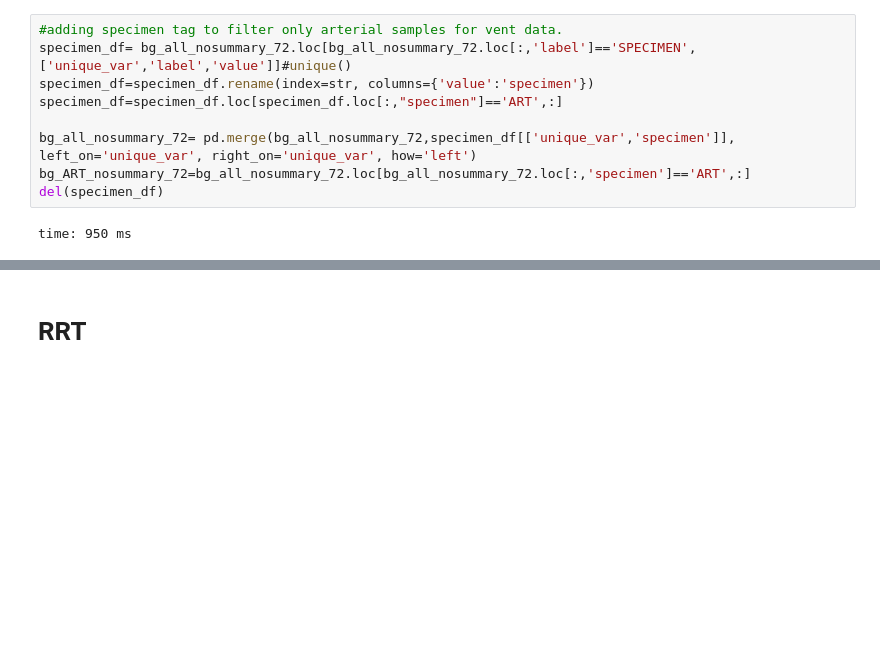
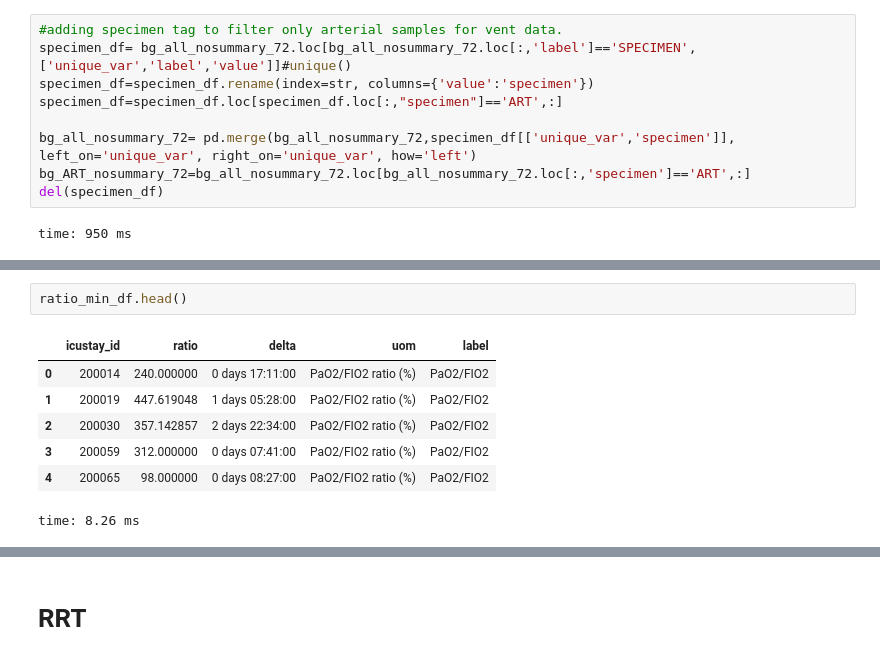
Before and after one commit to kellylinyingxin/mimiciii-antibiotics-modeling, a Jupyter notebook: notebooks/03.1-clinical_variable_prep.ipynb, the cells around one changed output, grey strips where cells are left out. Cells and saved outputs as stored; diff of their text form; blank space fills up the shorter version.

```diff
--- a/notebooks/03.1-clinical_variable_prep.ipynb
+++ b/notebooks/03.1-clinical_variable_prep.ipynb
@@ -1125,0 +1319,10 @@ time: 24.1 ms
+# %%
+ratio_min_df.head()
+# %% [output]
+|  | icustay_id | ratio | delta | uom | label |
+| 0 | 200014 | 240.000000 | 0 days 17:11:00 | PaO2/FIO2 ratio (%) | PaO2/FIO2 |
+| 1 | 200019 | 447.619048 | 1 days 05:28:00 | PaO2/FIO2 ratio (%) | PaO2/FIO2 |
+| 2 | 200030 | 357.142857 | 2 days 22:34:00 | PaO2/FIO2 ratio (%) | PaO2/FIO2 |
+| 3 | 200059 | 312.000000 | 0 days 07:41:00 | PaO2/FIO2 ratio (%) | PaO2/FIO2 |
+| 4 | 200065 | 98.000000 | 0 days 08:27:00 | PaO2/FIO2 ratio (%) | PaO2/FIO2 |
+time: 8.26 ms
```
Also changed, not shown: parts of 143 cells of this notebook.
